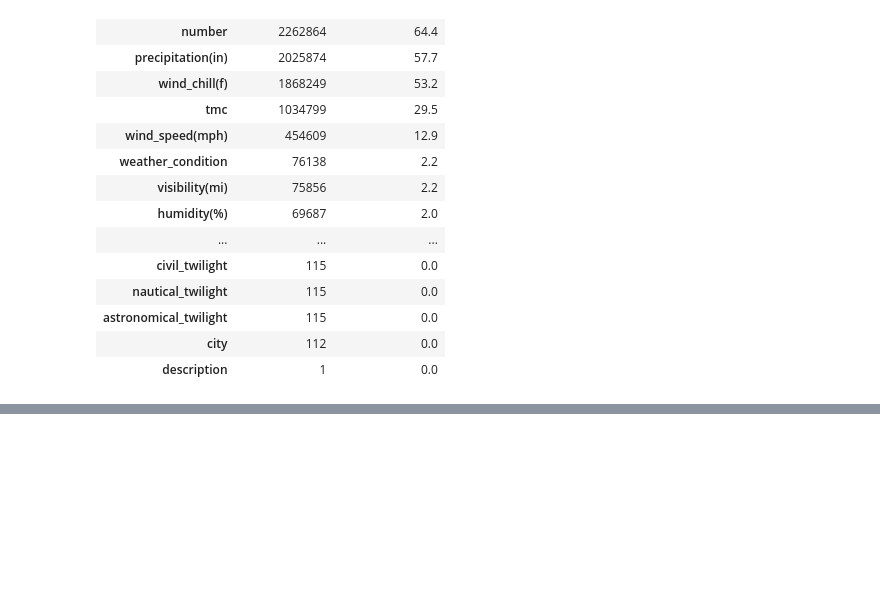
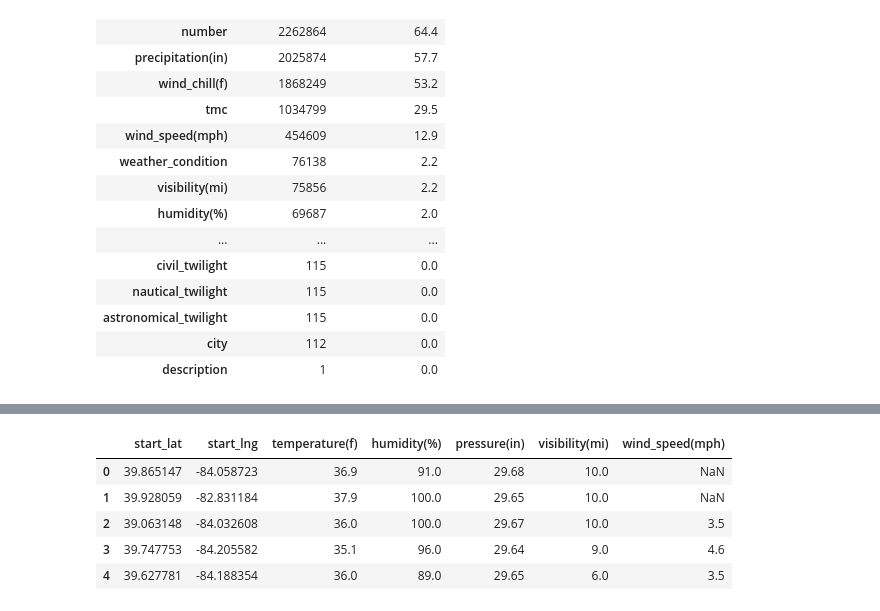
Before and after one commit to pvn-leo/DataAnalytics, a Jupyter notebook: EDA.ipynb, the cells around one changed output, grey strips where cells are left out. Drawn from its saved outputs; the diff is of its cells as text; code cells hidden in the pictures; blank space fills up the shorter version.

```diff
--- a/EDA.ipynb
+++ b/EDA.ipynb
@@ -105,0 +157,4 @@ sns.boxplot(data=df,x="Pressure(in)",hue="Severity")
+# %%
+dtype_mapping = dict(df.dtypes)
+numeric_cols = [ c for c in df.columns if dtype_mapping[c] == 'float64' ]
+numeric_cols
@@ -105,0 +169,10 @@ sns.boxplot(data=df,x="Pressure(in)",hue="Severity")
+# %%
+df_numeric = df[numeric_cols]
+df_numeric.head()
+# %% [output]
+|  | start_lat | start_lng | temperature(f) | humidity(%) | pressure(in) | visibility(mi) | wind_speed(mph) |
+| 0 | 39.865147 | -84.058723 | 36.9 | 91.0 | 29.68 | 10.0 | NaN |
+| 1 | 39.928059 | -82.831184 | 37.9 | 100.0 | 29.65 | 10.0 | NaN |
+| 2 | 39.063148 | -84.032608 | 36.0 | 100.0 | 29.67 | 10.0 | 3.5 |
+| 3 | 39.747753 | -84.205582 | 35.1 | 96.0 | 29.64 | 9.0 | 4.6 |
+| 4 | 39.627781 | -84.188354 | 36.0 | 89.0 | 29.65 | 6.0 | 3.5 |
```
Also changed, not shown: parts of 13 cells of this notebook.
